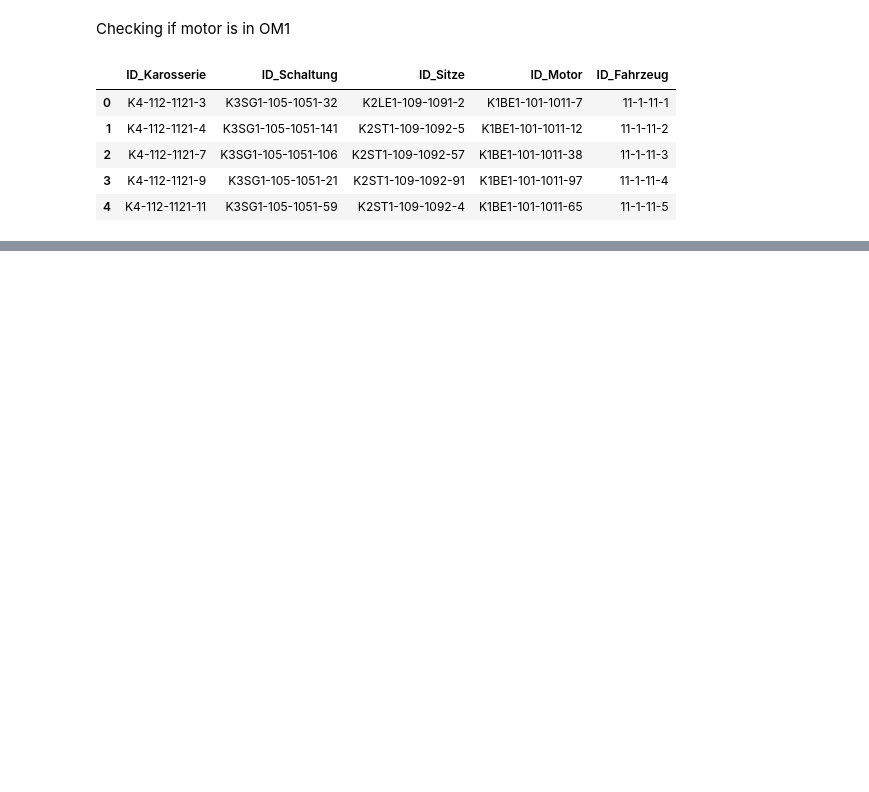
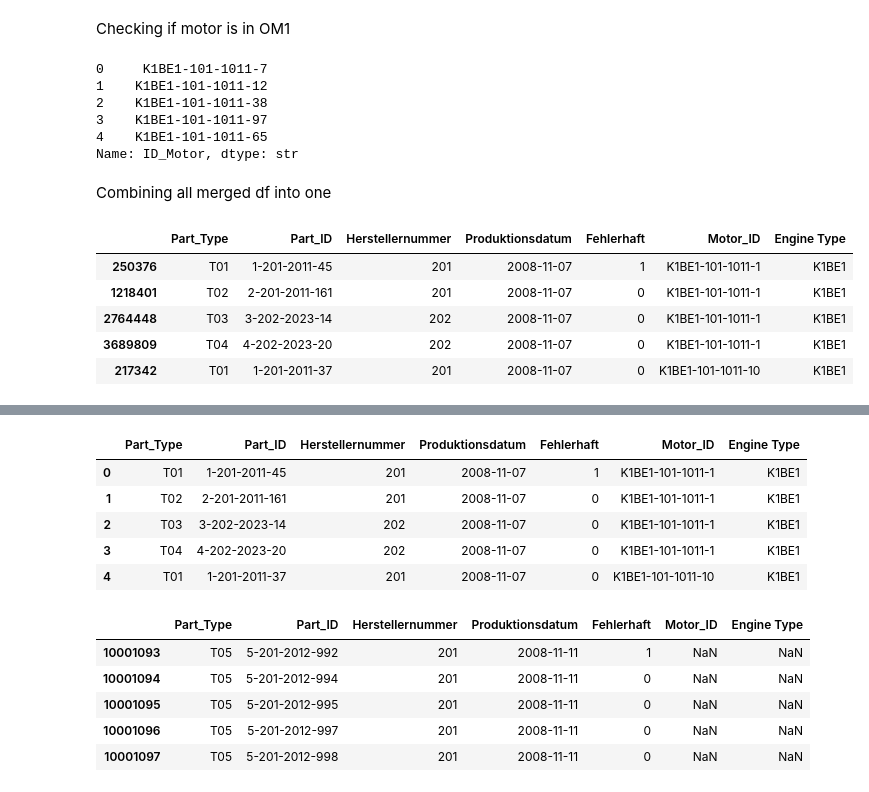
Before and after one commit to Teddy131/IDA-GROUP, a Jupyter notebook: final_data.ipynb, the cells around one changed output, grey strips where cells are left out. Saved outputs shown, nothing was run; the diff lists cells and outputs as text; code cells hidden in the pictures; blank space fills up the shorter version.

```diff
--- a/final_data.ipynb
+++ b/final_data.ipynb
@@ -205,11 +336,34 @@ oem12 = pd.read_csv("data/Fahrzeug/Bestandteile_Fahrzeuge_OEM1_Typ12.csv", sep="
 # Combining the OEM1 Types
 oem_combined = pd.concat([oem11, oem12], ignore_index=True)
 
+#using only the needed column
+oem_combined = oem_combined["ID_Motor"]
+
 display(oem_combined.head())
 # %% [output]
-|  | ID_Karosserie | ID_Schaltung | ID_Sitze | ID_Motor | ID_Fahrzeug |
-| 0 | K4-112-1121-3 | K3SG1-105-1051-32 | K2LE1-109-1091-2 | K1BE1-101-1011-7 | 11-1-11-1 |
-| 1 | K4-112-1121-4 | K3SG1-105-1051-141 | K2ST1-109-1092-5 | K1BE1-101-1011-12 | 11-1-11-2 |
-| 2 | K4-112-1121-7 | K3SG1-105-1051-106 | K2ST1-109-1092-57 | K1BE1-101-1011-38 | 11-1-11-3 |
-| 3 | K4-112-1121-9 | K3SG1-105-1051-21 | K2ST1-109-1092-91 | K1BE1-101-1011-97 | 11-1-11-4 |
-| 4 | K4-112-1121-11 | K3SG1-105-1051-59 | K2ST1-109-1092-4 | K1BE1-101-1011-65 | 11-1-11-5 |
+0     K1BE1-101-1011-7
+1    K1BE1-101-1011-12
+2    K1BE1-101-1011-38
+3    K1BE1-101-1011-97
+4    K1BE1-101-1011-65
+Name: ID_Motor, dtype: str
+# %% [markdown]
+Combining all merged df into one
+# %%
+#renaming the columns before the concat
+merged_k1be1 = merged_k1be1.rename(columns={"ID_K1BE1": "Motor_ID"})
+merged_k1di1 = merged_k1di1.rename(columns={"ID_K1DI1": "Motor_ID"})
+merged_k1be2 = merged_k1be2.rename(columns={"ID_K1BE2": "Motor_ID"})
+merged_k1di2 = merged_k1di2.rename(columns={"ID_K1DI2": "Motor_ID"})
+
+display(merged_k1be1.head(), merged_k1di1.head(), merged_k1be2.head(), merged_k1di2.head())
+
+final_df = pd.concat([merged_k1be1, merged_k1di1, merged_k1be2, merged_k1di2], ignore_index=True)
+display(final_df.head(), final_df.tail())
+# %% [output]
+|  | Part_Type | Part_ID | Herstellernummer | Produktionsdatum | Fehlerhaft | Motor_ID | Engine Type |
+| 250376 | T01 | 1-201-2011-45 | 201 | 2008-11-07 | 1 | K1BE1-101-1011-1 | K1BE1 |
+| 1218401 | T02 | 2-201-2011-161 | 201 | 2008-11-07 | 0 | K1BE1-101-1011-1 | K1BE1 |
+| 2764448 | T03 | 3-202-2023-14 | 202 | 2008-11-07 | 0 | K1BE1-101-1011-1 | K1BE1 |
+| 3689809 | T04 | 4-202-2023-20 | 202 | 2008-11-07 | 0 | K1BE1-101-1011-1 | K1BE1 |
+| 217342 | T01 | 1-201-2011-37 | 201 | 2008-11-07 | 0 | K1BE1-101-1011-10 | K1BE1 |
@@ -215,0 +388,12 @@ display(oem_combined.head())
+|  | Part_Type | Part_ID | Herstellernummer | Produktionsdatum | Fehlerhaft | Motor_ID | Engine Type |
+| 0 | T01 | 1-201-2011-45 | 201 | 2008-11-07 | 1 | K1BE1-101-1011-1 | K1BE1 |
+| 1 | T02 | 2-201-2011-161 | 201 | 2008-11-07 | 0 | K1BE1-101-1011-1 | K1BE1 |
+| 2 | T03 | 3-202-2023-14 | 202 | 2008-11-07 | 0 | K1BE1-101-1011-1 | K1BE1 |
+| 3 | T04 | 4-202-2023-20 | 202 | 2008-11-07 | 0 | K1BE1-101-1011-1 | K1BE1 |
+| 4 | T01 | 1-201-2011-37 | 201 | 2008-11-07 | 0 | K1BE1-101-1011-10 | K1BE1 |
+|  | Part_Type | Part_ID | Herstellernummer | Produktionsdatum | Fehlerhaft | Motor_ID | Engine Type |
+| 10001093 | T05 | 5-201-2012-992 | 201 | 2008-11-11 | 1 | NaN | NaN |
+| 10001094 | T05 | 5-201-2012-994 | 201 | 2008-11-11 | 0 | NaN | NaN |
+| 10001095 | T05 | 5-201-2012-995 | 201 | 2008-11-11 | 0 | NaN | NaN |
+| 10001096 | T05 | 5-201-2012-997 | 201 | 2008-11-11 | 0 | NaN | NaN |
+| 10001097 | T05 | 5-201-2012-998 | 201 | 2008-11-11 | 0 | NaN | NaN |
```
Also changed, not shown: parts of 8 cells of this notebook.
